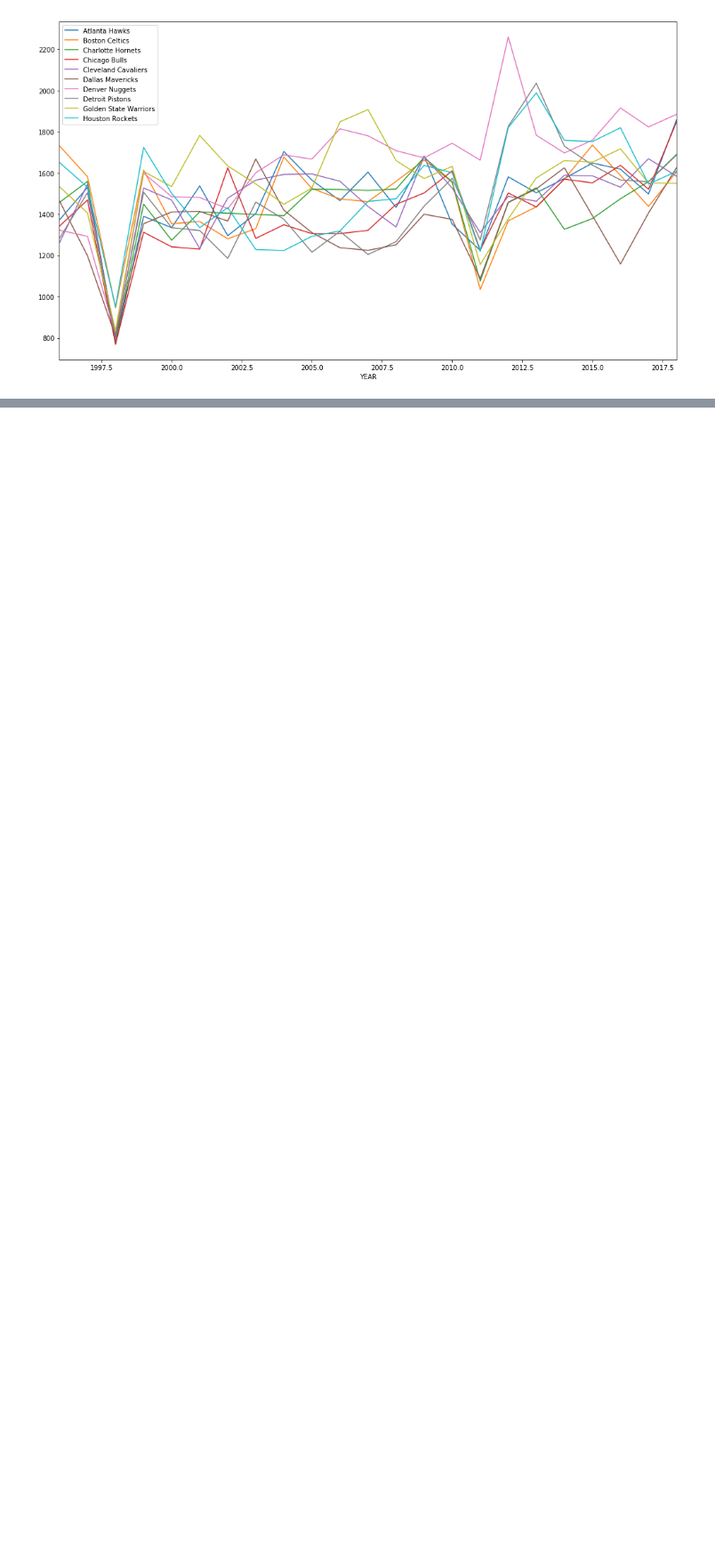
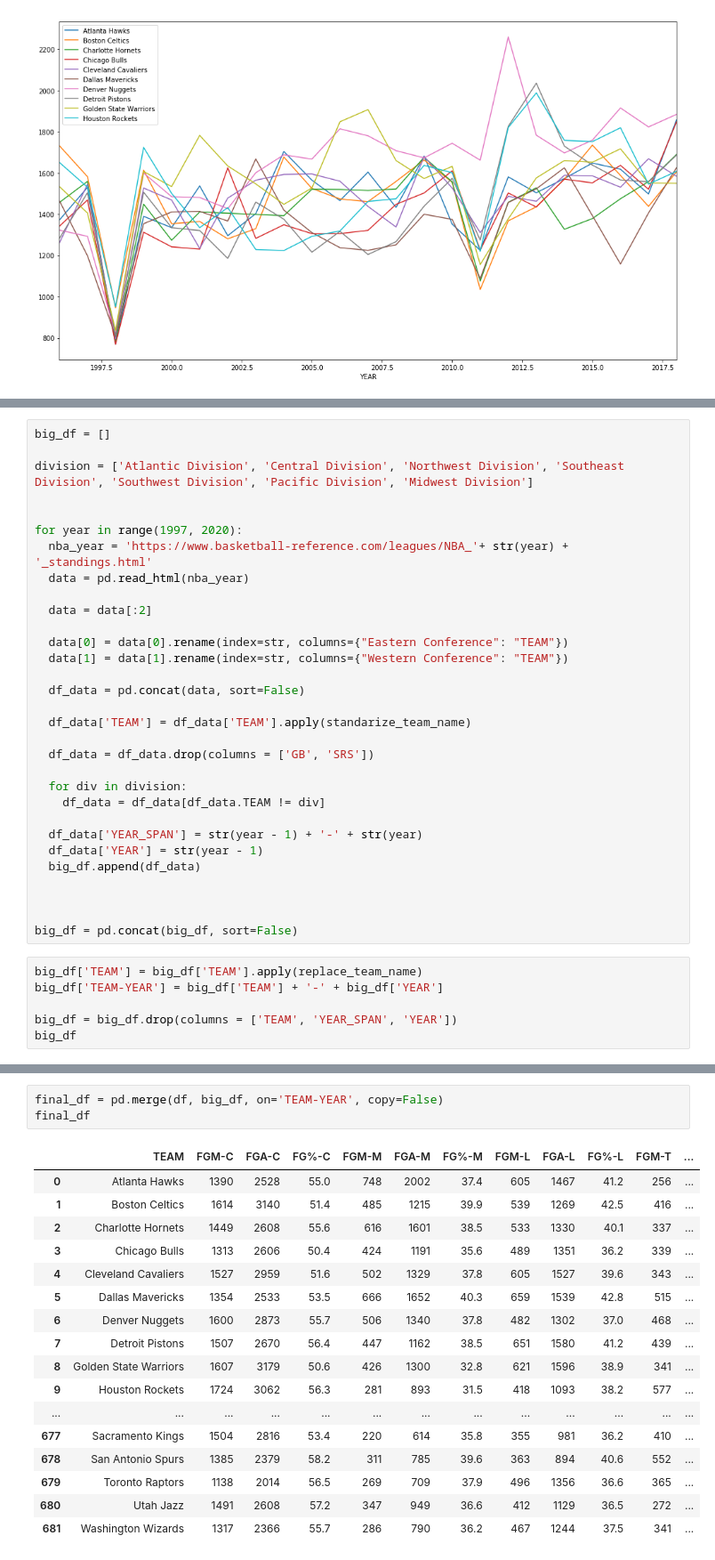
Before and after one commit to easonychang/HotShot-NBAEdition, a Jupyter notebook: Early_analysis.ipynb, the cells around one changed output, grey strips where cells are left out. Shown at 89% size. Drawn from its saved outputs; the diff is of its cells as text; blank space fills up the shorter version.

```diff
--- a/Early_analysis.ipynb
+++ b/Early_analysis.ipynb
@@ -233,0 +258,37 @@ test2019.head()
+# %%
+big_df = []
+
+division = ['Atlantic Division', 'Central Division', 'Northwest Division', 'Southeast Division', 'Southwest Division', 'Pacific Division', 'Midwest Division']
+
+
+for year in range(1997, 2020):
+  nba_year = 'https://www.basketball-reference.com/leagues/NBA_'+ str(year) + '_standings.html'
+  data = pd.read_html(nba_year)
+
+  data = data[:2]
+
+  data[0] = data[0].rename(index=str, columns={"Eastern Conference": "TEAM"})
+  data[1] = data[1].rename(index=str, columns={"Western Conference": "TEAM"})
+
+  df_data = pd.concat(data, sort=False)
+
+  df_data['TEAM'] = df_data['TEAM'].apply(standarize_team_name)
+
+  df_data = df_data.drop(columns = ['GB', 'SRS'])
+
+  for div in division:
+    df_data = df_data[df_data.TEAM != div]
+
+  df_data['YEAR_SPAN'] = str(year - 1) + '-' + str(year)
+  df_data['YEAR'] = str(year - 1)
+  big_df.append(df_data)
+
+
+
+big_df = pd.concat(big_df, sort=False)
+# %%
+big_df['TEAM'] = big_df['TEAM'].apply(replace_team_name)
+big_df['TEAM-YEAR'] = big_df['TEAM'] + '-' + big_df['YEAR']
+
+big_df = big_df.drop(columns = ['TEAM', 'YEAR_SPAN', 'YEAR'])
+big_df
@@ -233,0 +314,21 @@ test2019.head()
+# %%
+final_df = pd.merge(df, big_df, on='TEAM-YEAR', copy=False)
+final_df
+# %% [output]
+|  | TEAM | FGM-C | FGA-C | FG%-C | FGM-M | FGA-M | FG%-M | FGM-L | FGA-L | FG%-L | FGM-T | ... |
+| 0 | Atlanta Hawks | 1390 | 2528 | 55.0 | 748 | 2002 | 37.4 | 605 | 1467 | 41.2 | 256 | ... |
+| 1 | Boston Celtics | 1614 | 3140 | 51.4 | 485 | 1215 | 39.9 | 539 | 1269 | 42.5 | 416 | ... |
+| 2 | Charlotte Hornets | 1449 | 2608 | 55.6 | 616 | 1601 | 38.5 | 533 | 1330 | 40.1 | 337 | ... |
+| 3 | Chicago Bulls | 1313 | 2606 | 50.4 | 424 | 1191 | 35.6 | 489 | 1351 | 36.2 | 339 | ... |
+| 4 | Cleveland Cavaliers | 1527 | 2959 | 51.6 | 502 | 1329 | 37.8 | 605 | 1527 | 39.6 | 343 | ... |
+| 5 | Dallas Mavericks | 1354 | 2533 | 53.5 | 666 | 1652 | 40.3 | 659 | 1539 | 42.8 | 515 | ... |
+| 6 | Denver Nuggets | 1600 | 2873 | 55.7 | 506 | 1340 | 37.8 | 482 | 1302 | 37.0 | 468 | ... |
+| 7 | Detroit Pistons | 1507 | 2670 | 56.4 | 447 | 1162 | 38.5 | 651 | 1580 | 41.2 | 439 | ... |
+| 8 | Golden State Warriors | 1607 | 3179 | 50.6 | 426 | 1300 | 32.8 | 621 | 1596 | 38.9 | 341 | ... |
+| 9 | Houston Rockets | 1724 | 3062 | 56.3 | 281 | 893 | 31.5 | 418 | 1093 | 38.2 | 577 | ... |
+| ... | ... | ... | ... | ... | ... | ... | ... | ... | ... | ... | ... | ... |
+| 677 | Sacramento Kings | 1504 | 2816 | 53.4 | 220 | 614 | 35.8 | 355 | 981 | 36.2 | 410 | ... |
+| 678 | San Antonio Spurs | 1385 | 2379 | 58.2 | 311 | 785 | 39.6 | 363 | 894 | 40.6 | 552 | ... |
+| 679 | Toronto Raptors | 1138 | 2014 | 56.5 | 269 | 709 | 37.9 | 496 | 1356 | 36.6 | 365 | ... |
+| 680 | Utah Jazz | 1491 | 2608 | 57.2 | 347 | 949 | 36.6 | 412 | 1129 | 36.5 | 272 | ... |
+| 681 | Washington Wizards | 1317 | 2366 | 55.7 | 286 | 790 | 36.2 | 467 | 1244 | 37.5 | 341 | ... |
```
Also changed, not shown: parts of 17 cells of this notebook.
